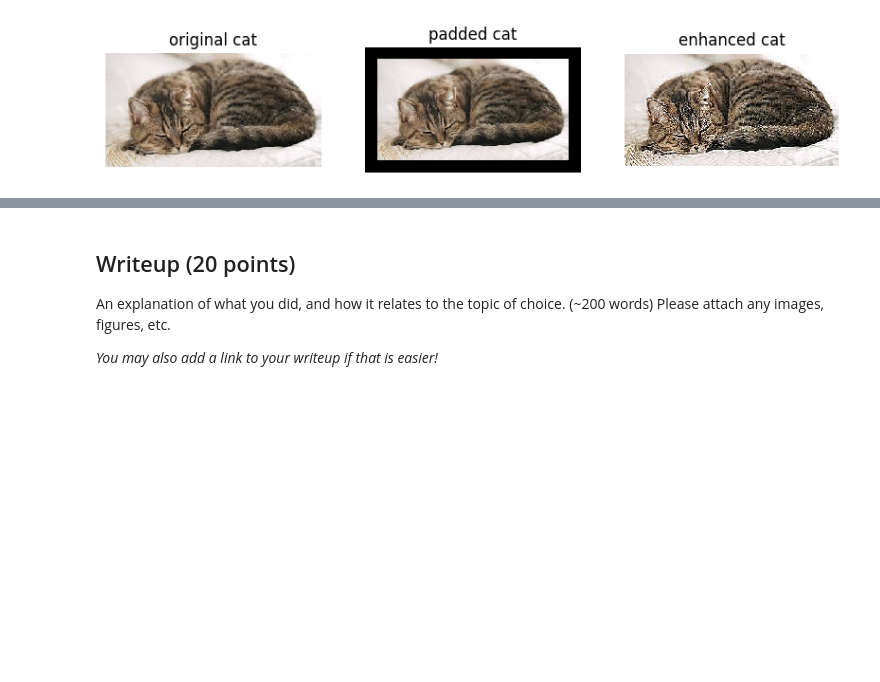
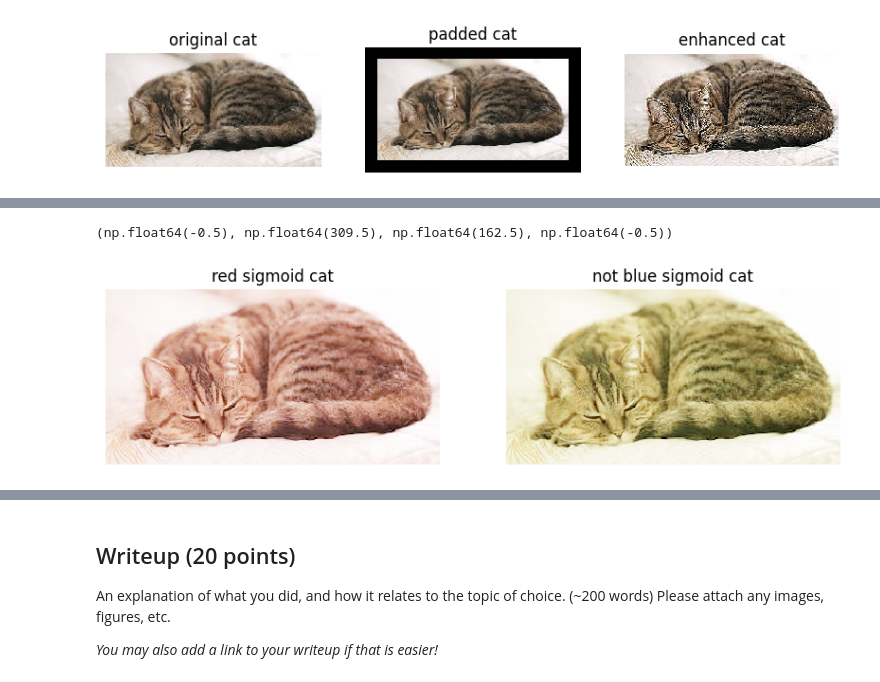
Before and after one commit to gaoruosong/CS131_release, a Jupyter notebook: spring_2026/project1_release/option_A/option_a_exploration.ipynb, the cells around one changed output, grey strips where cells are left out. Saved outputs shown, nothing was run; the diff lists cells and outputs as text; code cells hidden in the pictures; blank space fills up the shorter version.

```diff
--- a/spring_2026/project1_release/option_A/option_a_exploration.ipynb
+++ b/spring_2026/project1_release/option_A/option_a_exploration.ipynb
@@ -484,0 +519,18 @@ def vignette(image, center = None, scale_factor = None):
+# %%
+## more examples of filter effects
+red_sigmoid_cat = sigmoid_rescale(colored_cat, (1.75, 1, 1))
+
+plt.subplot(1,2,1)
+plt.imshow(red_sigmoid_cat)
+plt.title('red sigmoid cat')
+plt.axis('off')
+
+not_blue_sigmoid_cat = sigmoid_rescale(colored_cat, (1.25, 1.25, 0.5))
+
+plt.subplot(1,2,2)
+plt.imshow(not_blue_sigmoid_cat)
+plt.title('not blue sigmoid cat')
+plt.axis('off')
+# %% [output]
+(np.float64(-0.5), np.float64(309.5), np.float64(162.5), np.float64(-0.5))
+[figure, added]
```
Also changed, not shown: parts of 11 cells of this notebook.
